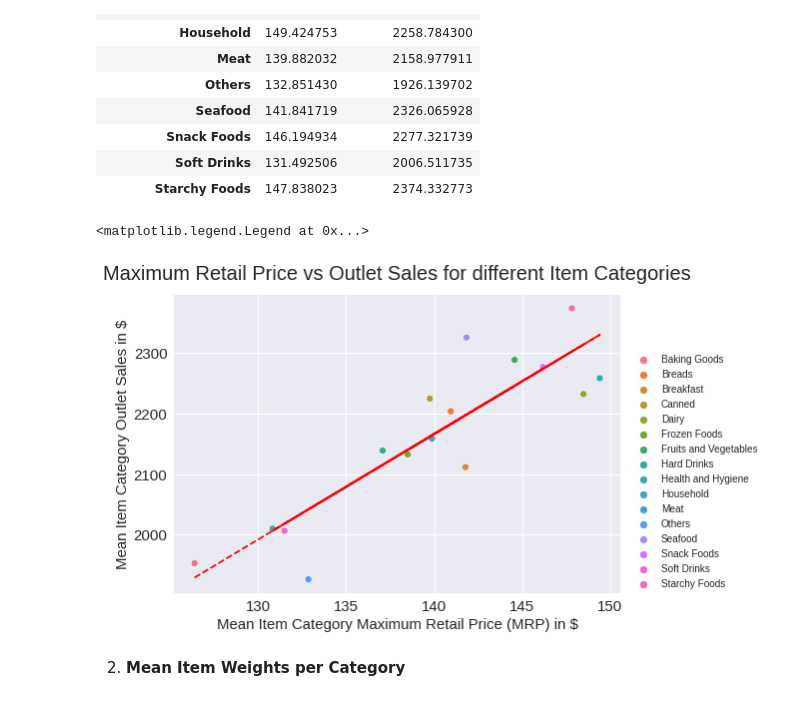
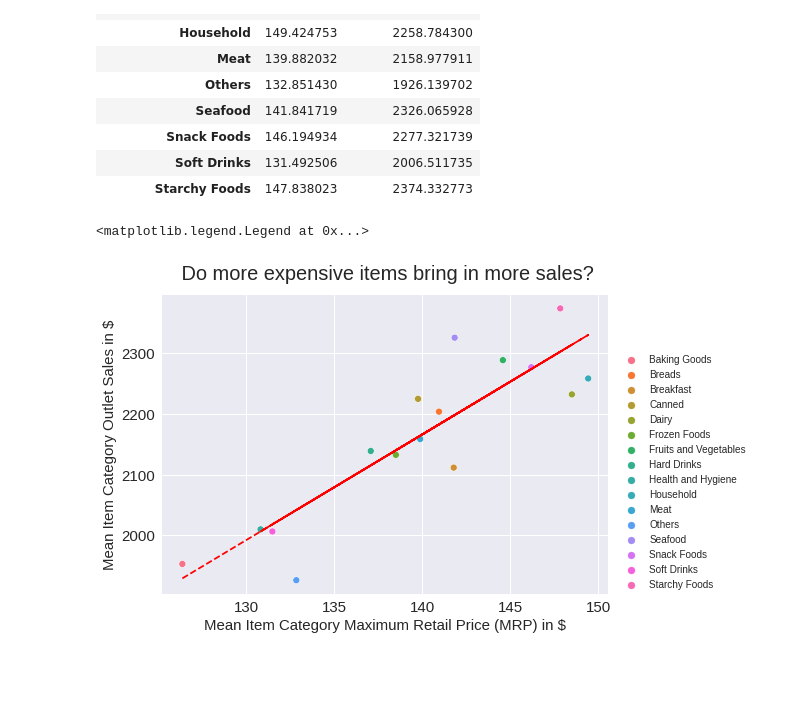
Before and after one commit to ialkamal/food-sales-predictions, a Jupyter notebook: food_sales_predictions.ipynb, the cells around one changed output. Cells and saved outputs as stored; diff of their text form; code cells hidden in the pictures; blank space fills up the shorter version.

Commit message:
Added more useful visualizations to the Week 4 exercise

```diff
--- a/food_sales_predictions.ipynb
+++ b/food_sales_predictions.ipynb
@@ -463,20 +560,18 @@ ot
 # %%
 x = ot['Item_MRP']
 y= ot['Item_Outlet_Sales']
 sns.scatterplot(x='Item_MRP',y='Item_Outlet_Sales',data=ot,hue='Item_Type')
 # Create trend line to show positive correlation between Item MRP and Item Outlet Sales
 # Plotted mean grouped by category
 z = np.polyfit(x, y, 1)
 p = np.poly1d(z)
 plt.plot(x, p(x), "r--")
-plt.title("Maximum Retail Price vs Outlet Sales for different Item Categories",size=20,y=1.03)
+plt.title(" Do more expensive items bring in more sales?",size=20,y=1.03)
 plt.xlabel("Mean Item Category Maximum Retail Price (MRP) in $",size=15)
 plt.ylabel("Mean Item Category Outlet Sales in $",size=15)
 plt.xticks(fontsize=15)
 plt.yticks(fontsize=15)
 plt.legend(loc=(1.02,0))
 # %% [output]
 <matplotlib.legend.Legend at 0x...>
-[figure, old version]
+[figure, new version]
-# %% [markdown]
-2. **Mean Item Weights per Category**
```
Also changed, not shown: parts of 23 cells of this notebook.
